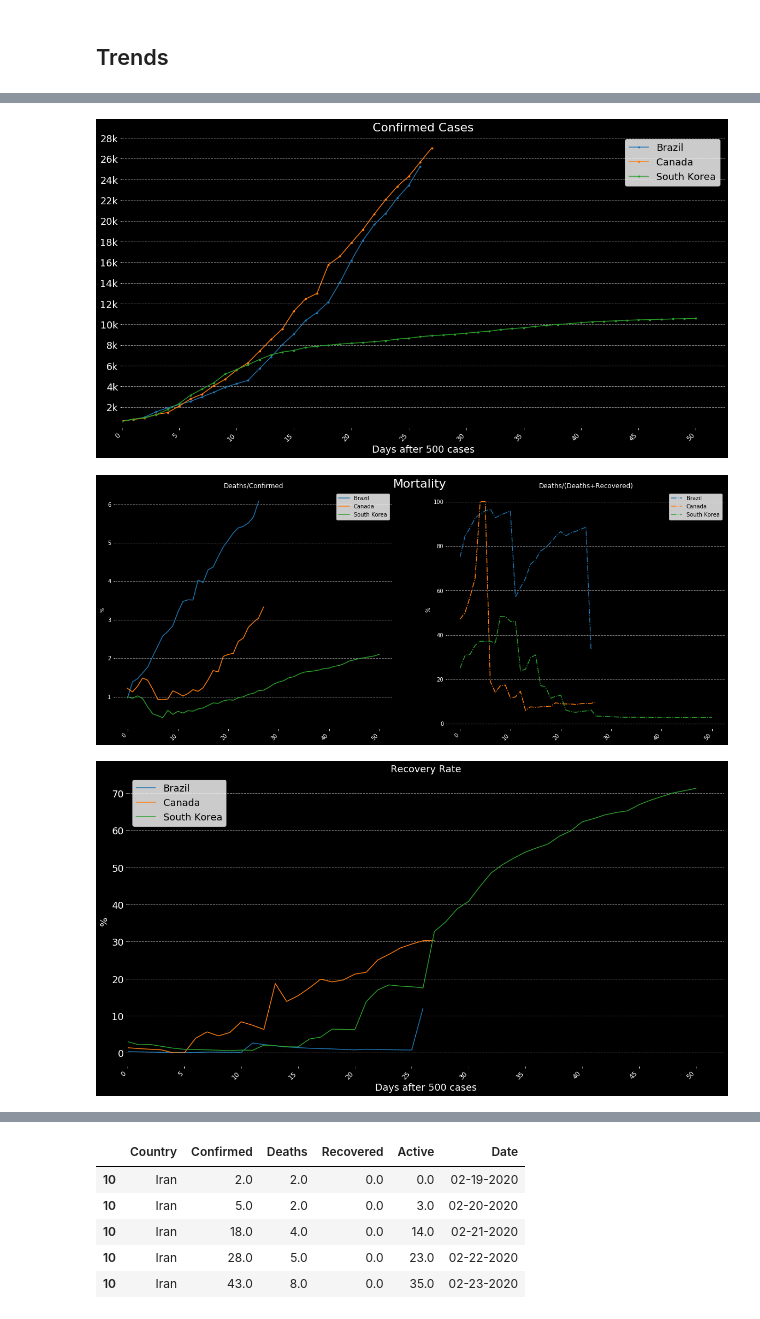
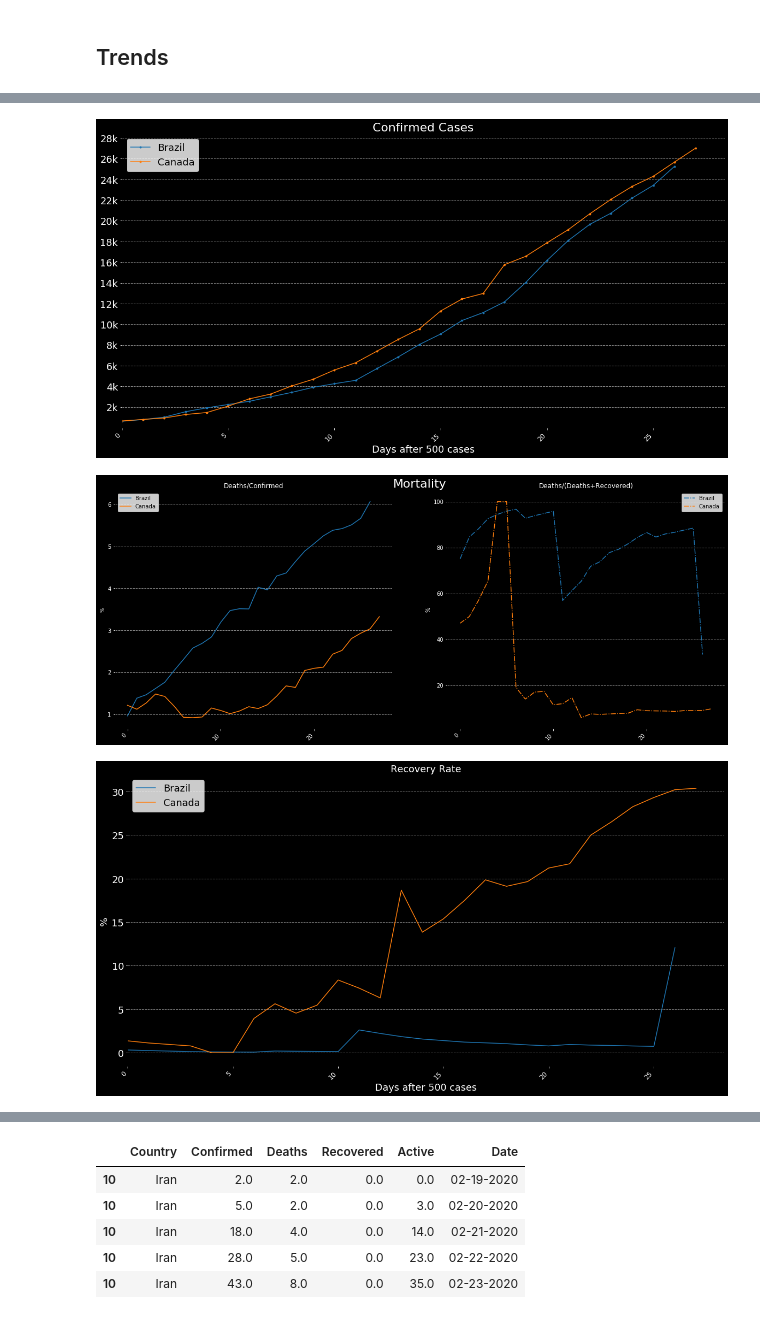
Before and after one commit to Thiagobc23/COVID-19, a Jupyter notebook: 01_COVID19.ipynb, the cells around one changed output, grey strips where cells are left out. Drawn from its saved outputs; the diff is of its cells as text; code cells hidden in the pictures.

```diff
--- a/01_COVID19.ipynb
+++ b/01_COVID19.ipynb
@@ -119,15 +119,15 @@ def plot_map(df, i):
         df.plot(kind='scatter', x='Long_', y='Lat', ax=ax, color='orangered',
                 s=pd.to_numeric(df['Confirmed'], errors='coerce')/200)
 
-        df.plot(kind='scatter', x='Long_', y='Lat', ax=ax, color='lightblue',
-                s=pd.to_numeric(df['Recovered'], errors='coerce')/200)
+        #df.plot(kind='scatter', x='Long_', y='Lat', ax=ax, color='lightblue',
+        #        s=pd.to_numeric(df['Recovered'], errors='coerce')/200)
     except:
         # plot infected locations
         df.plot(kind='scatter', x='Longitude', y='Latitude', ax=ax, color='orangered',
                 s=pd.to_numeric(df['Confirmed'], errors='coerce')/200)
 
-        df.plot(kind='scatter', x='Longitude', y='Latitude', ax=ax, color='lightblue',
-                s=pd.to_numeric(df['Recovered'], errors='coerce')/200)
+        #df.plot(kind='scatter', x='Longitude', y='Latitude', ax=ax, color='lightblue',
+        #        s=pd.to_numeric(df['Recovered'], errors='coerce')/200)
 
     plt.text(0, 100, str(i)[:10], color = 'black', fontsize = 25, ha='center')
 
@@ -139,7 +139,8 @@ def plot_map(df, i):
     plt.subplots_adjust(left=0, right=1, top=1, bottom=0)
     # hide map axis
     ax.axis('off')
-    ax.legend(['Confirmed','Recovered'], fontsize = 18)
+    #ax.legend(['Confirmed','Recovered'], fontsize = 18)
+    ax.legend(['Confirmed'], fontsize = 18)
     plt.savefig('img/video/'+str(i)[:10]+'_map.png', facecolor='grey', edgecolor='none')
 # %%
 def build_gif(filenames, title, duration=1):
@@ -631,10 +745,9 @@ plt.savefig('img/active_top.png', facecolor='black', edgecolor='none')
 
 fig, ax = plt.subplots(1, figsize=(20,10), facecolor='black')
 
-#plot_contry(['United Kingdom'], '03-06-2020', '03-07-2020')
 plot_contry(['Brazil'], '03-19-2020', '03-20-2020')
 plot_contry(['Canada'], '03-18-2020', '03-19-2020')
-plot_contry(['South Korea', 'Korea, South'], '02-23-2020', '02-24-2020')
+#plot_contry(['South Korea', 'Korea, South'], '02-23-2020', '02-24-2020')
 
 plt.xlim(0,)
 plt.ylim(0,)
@@ -643,7 +756,7 @@ yticks = np.arange(2000, 28001, 2000)
 yticks_label =[str(i)[:-3] + 'k' for i in yticks]
 
 plt.yticks(yticks, labels = yticks_label, fontsize=18)
-plt.legend(['Brazil', 'Canada', 'South Korea'], fontsize=18)
+plt.legend(['Brazil', 'Canada'], fontsize=18)
 plt.savefig('img/conf_selection.png', facecolor='black', edgecolor='none')
 
 # Mortality
@@ -655,9 +768,9 @@ ax = fig.add_subplot(121)
 #plot_contry_d(['United Kingdom'], '03-06-2020', '03-07-2020')
 plot_contry_d(['Brazil'], '03-19-2020', '03-20-2020')
 plot_contry_d(['Canada'], '03-18-2020', '03-19-2020')
-plot_contry_d(['South Korea', 'Korea, South'], '02-23-2020', '02-24-2020')
+#plot_contry_d(['South Korea', 'Korea, South'], '02-23-2020', '02-24-2020')
 
-plt.legend(['Brazil', 'Canada', 'South Korea'])
+plt.legend(['Brazil', 'Canada'])
 #plt.savefig('pics/mortality_personal.png', facecolor='white', edgecolor='none')
 
 # Mortality method two
@@ -665,39 +778,39 @@ ax = fig.add_subplot(122)
 #plot_contry_d_two(['United Kingdom'], '03-06-2020', '03-07-2020')
 plot_contry_d_two(['Brazil'], '03-19-2020', '03-20-2020')
 plot_contry_d_two(['Canada'], '03-18-2020', '03-19-2020')
-plot_contry_d_two(['South Korea', 'Korea, South'], '02-23-2020', '02-24-2020')
+#plot_contry_d_two(['South Korea', 'Korea, South'], '02-23-2020', '02-24-2020')
 
-plt.legend(['Brazil', 'Canada', 'South Korea'])
+plt.legend(['Brazil', 'Canada'])
 plt.savefig('img/mort_selection.png', facecolor='black', edgecolor='none')
 
 # Recovery Rate
 fig, ax = plt.subplots(1, figsize=(20,10), facecolor='black')
 
 plot_contry_r(['Brazil'], '03-19-2020', '03-20-2020')
 plot_contry_r(['Canada'], '03-18-2020', '03-19-2020')
-plot_contry_r(['South Korea', 'Korea, South'], '02-23-2020', '02-24-2020')
+#plot_contry_r(['South Korea', 'Korea, South'], '02-23-2020', '02-24-2020')
 
 plt.xlim(0,)
 
-plt.legend(['Brazil', 'Canada', 'South Korea'], fontsize=18)
+plt.legend(['Brazil', 'Canada'], fontsize=18)
 plt.savefig('img/rec_selection.png', facecolor='black', edgecolor='none')
 
 # Active
 fig, ax = plt.subplots(1, figsize=(20,10), facecolor='black')
 
 plot_contry_a(['Brazil'], '03-19-2020', '03-20-2020')
 plot_contry_a(['Canada'], '03-18-2020', '03-19-2020')
-plot_contry_a(['South Korea', 'Korea, South'], '02-23-2020', '02-24-2020')
+#plot_contry_a(['South Korea', 'Korea, South'], '02-23-2020', '02-24-2020')
 
 yticks = np.arange(2000, 24001, 2000)
 yticks_label =[str(i)[:-3] + 'k' for i in yticks]
 
 plt.yticks(yticks, labels = yticks_label, fontsize=16)
 plt.xticks(fontsize=16)
-plt.legend(['Brazil', 'Canada', 'South Korea'], fontsize=18, loc = "upper left")
+plt.legend(['Brazil', 'Canada'], fontsize=18, loc = "upper left")
 
 plt.savefig('img/active_selection.png', facecolor='black', edgecolor='none')
 # %% [output]
-[figure, old version]
+[figure, new version]
-[figure, old version]
+[figure, new version]
-[figure, old version]
+[figure, new version]
```
Also changed, not shown: parts of 7 cells of this notebook, 20 other files.
